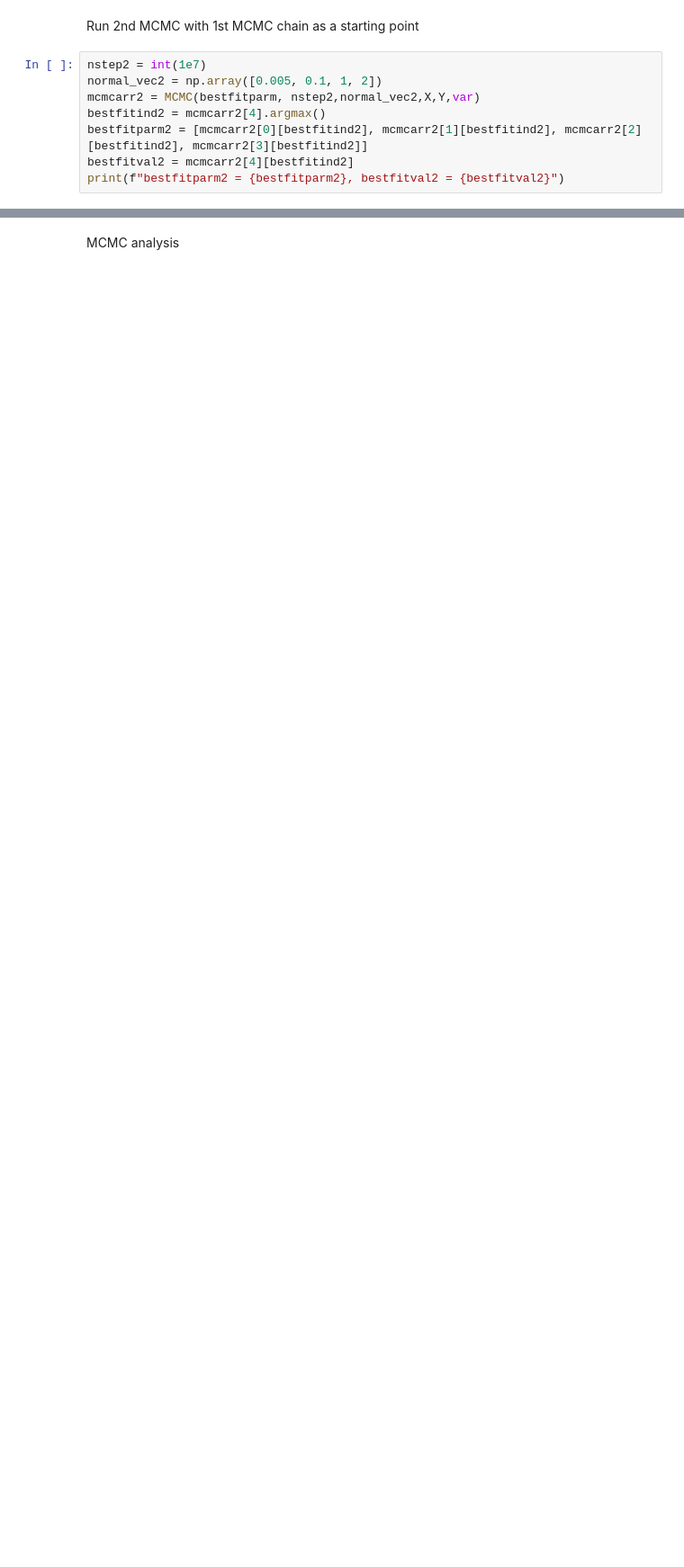
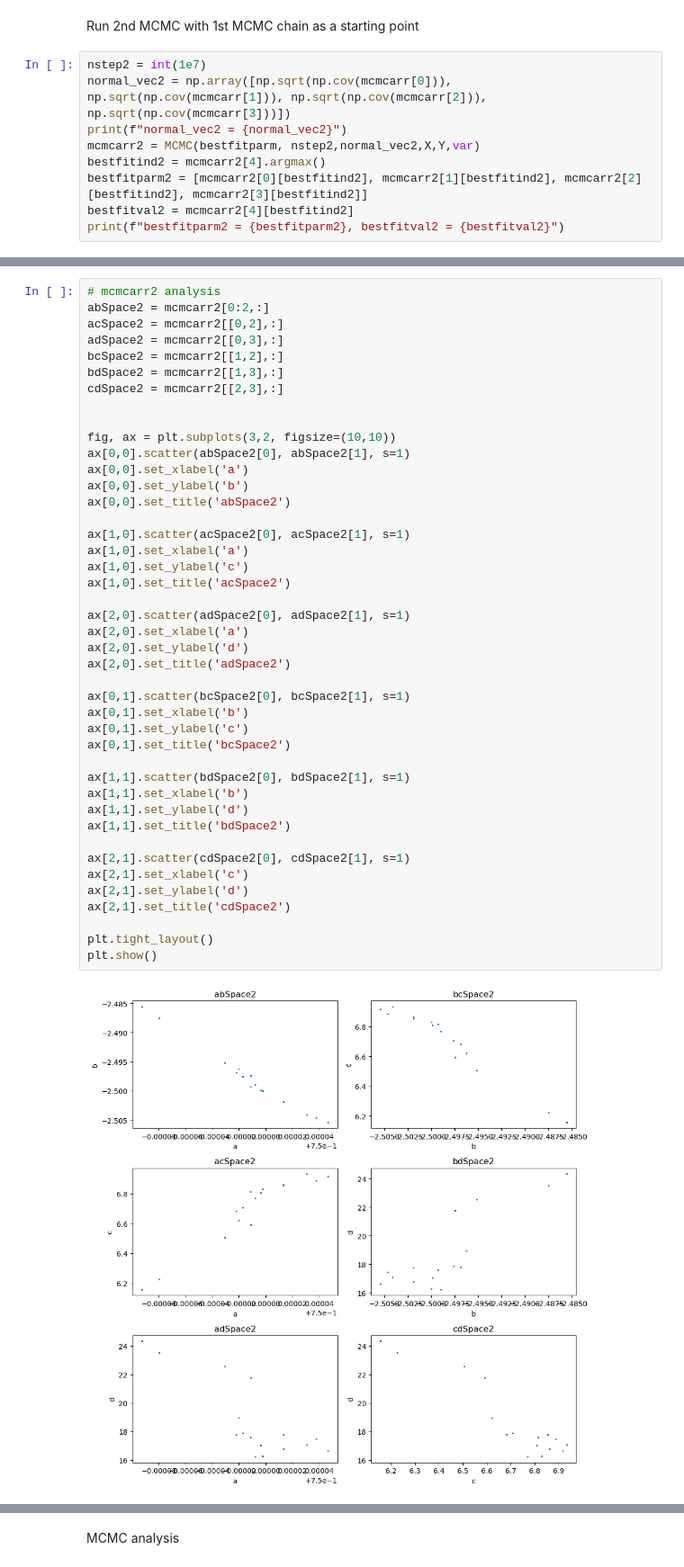
Before and after one commit to john1256/KASI_Ms, a Jupyter notebook: 2025/MCMC.ipynb, the cells around one changed output, grey strips where cells are left out. Shown at 90% size. Saved outputs shown, nothing was run; the diff lists cells and outputs as text; blank space fills up the shorter version.

```diff
--- a/2025/MCMC.ipynb
+++ b/2025/MCMC.ipynb
@@ -72,7 +154,8 @@ bestfitparm = [0.750215636432038, -2.529258376202955, 7.691850040004006, 15.9448
 Run 2nd MCMC with 1st MCMC chain as a starting point
 # %%
 nstep2 = int(1e7)
-normal_vec2 = np.array([0.005, 0.1, 1, 2])
+normal_vec2 = np.array([np.sqrt(np.cov(mcmcarr[0])), np.sqrt(np.cov(mcmcarr[1])), np.sqrt(np.cov(mcmcarr[2])), np.sqrt(np.cov(mcmcarr[3]))])
+print(f"normal_vec2 = {normal_vec2}")
 mcmcarr2 = MCMC(bestfitparm, nstep2,normal_vec2,X,Y,var)
 bestfitind2 = mcmcarr2[4].argmax()
 bestfitparm2 = [mcmcarr2[0][bestfitind2], mcmcarr2[1][bestfitind2], mcmcarr2[2][bestfitind2], mcmcarr2[3][bestfitind2]]
@@ -82,0 +167,45 @@ bestfitparm2 = [0.7499778685407329, -2.496959121644676, 6.690908825671694, 18.40
+# %%
+# mcmcarr2 analysis
+abSpace2 = mcmcarr2[0:2,:]
+acSpace2 = mcmcarr2[[0,2],:]
+adSpace2 = mcmcarr2[[0,3],:]
+bcSpace2 = mcmcarr2[[1,2],:]
+bdSpace2 = mcmcarr2[[1,3],:]
+cdSpace2 = mcmcarr2[[2,3],:]
+
+
+fig, ax = plt.subplots(3,2, figsize=(10,10))
+ax[0,0].scatter(abSpace2[0], abSpace2[1], s=1)
+ax[0,0].set_xlabel('a')
+ax[0,0].set_ylabel('b')
+ax[0,0].set_title('abSpace2')
+
+ax[1,0].scatter(acSpace2[0], acSpace2[1], s=1)
+ax[1,0].set_xlabel('a')
+ax[1,0].set_ylabel('c')
+ax[1,0].set_title('acSpace2')
+
+ax[2,0].scatter(adSpace2[0], adSpace2[1], s=1)
+ax[2,0].set_xlabel('a')
+ax[2,0].set_ylabel('d')
+ax[2,0].set_title('adSpace2')
+
+ax[0,1].scatter(bcSpace2[0], bcSpace2[1], s=1)
+ax[0,1].set_xlabel('b')
+ax[0,1].set_ylabel('c')
+ax[0,1].set_title('bcSpace2')
+
+ax[1,1].scatter(bdSpace2[0], bdSpace2[1], s=1)
+ax[1,1].set_xlabel('b')
+ax[1,1].set_ylabel('d')
+ax[1,1].set_title('bdSpace2')
+
+ax[2,1].scatter(cdSpace2[0], cdSpace2[1], s=1)
+ax[2,1].set_xlabel('c')
+ax[2,1].set_ylabel('d')
+ax[2,1].set_title('cdSpace2')
+
+plt.tight_layout()
+plt.show()
+# %% [output]
+[figure, added]
```
Also changed, not shown: parts of 16 cells of this notebook, 2 other files.
